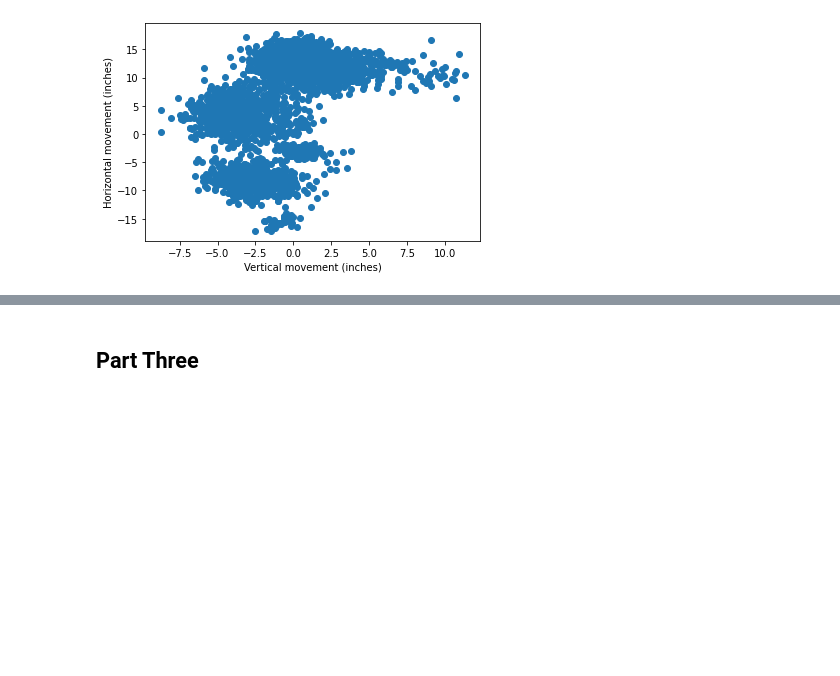
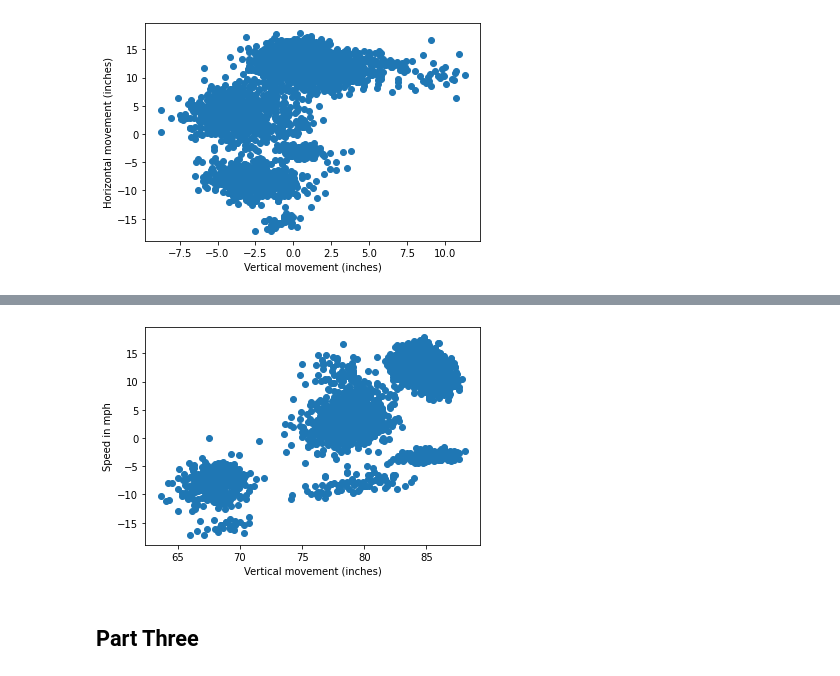
Before and after one commit to mayahany/Assignment1, a Jupyter notebook: Assignment1 notebook-Copy1.ipynb, the cells around one changed output, grey strips where cells are left out. Cells and saved outputs as stored; diff of their text form; code cells hidden in the pictures; blank space fills up the shorter version.

```diff
--- a/Assignment1 notebook-Copy1.ipynb
+++ b/Assignment1 notebook-Copy1.ipynb
@@ -332,3 +346,10 @@ plt.show()
+# %%
+plt.scatter(df['EndSpeed'],df['VDev'])
+plt.ylabel("Speed in mph")
+plt.xlabel("Vertical movement (inches)")
+plt.show()
+# %% [output]
+[figure, added]
 # %% [markdown]
 ## Part Three
 # %%
```
Also changed, not shown: parts of 2 cells of this notebook.
